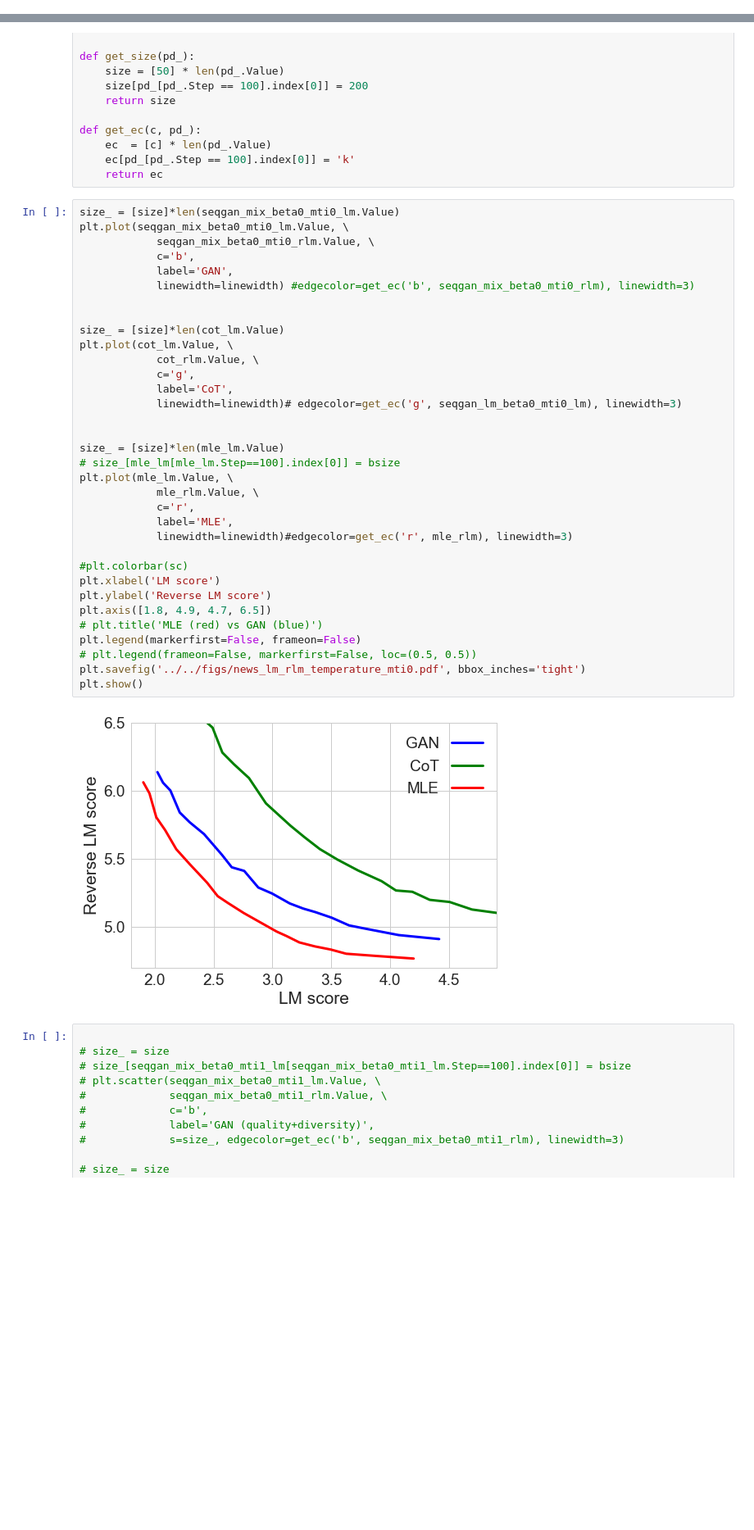
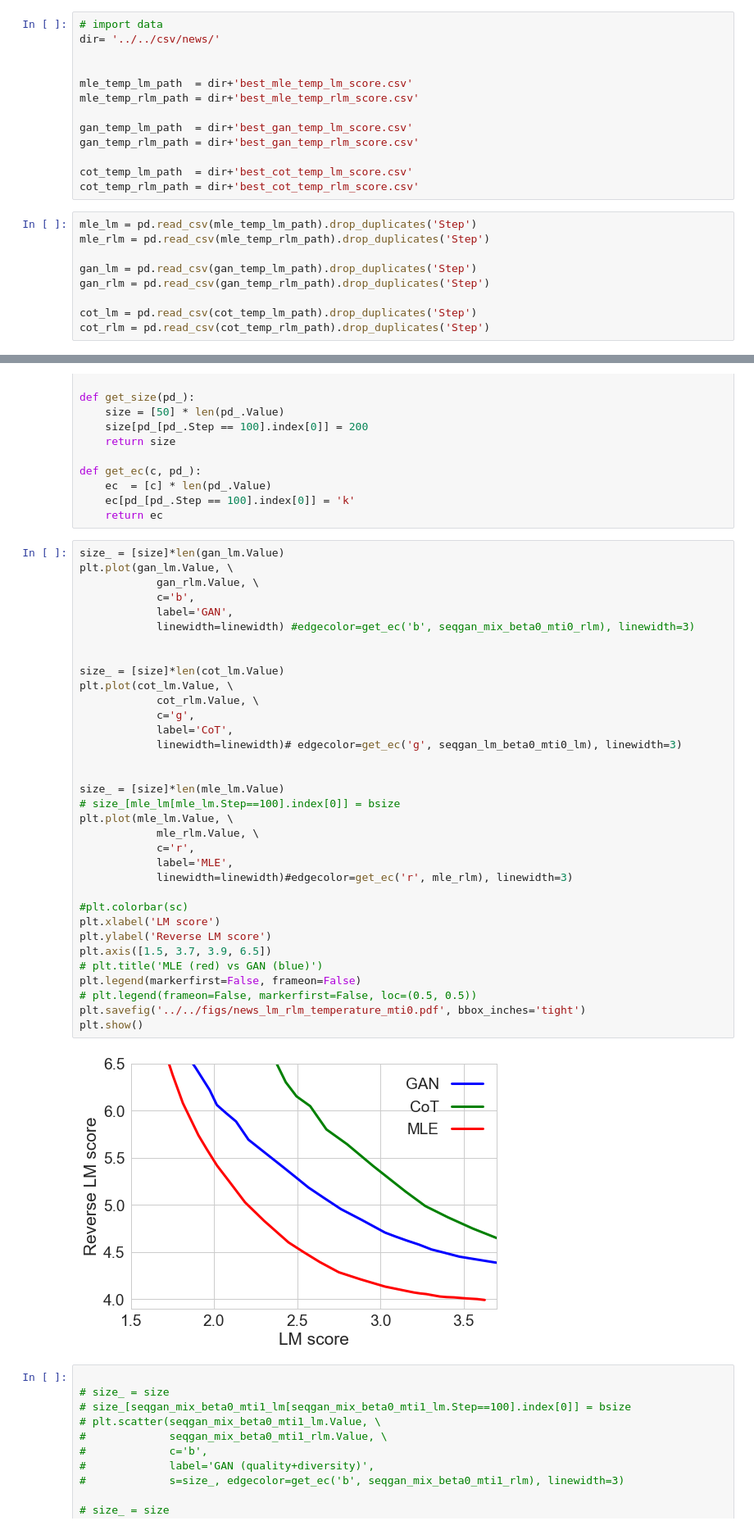
Before and after one commit to pclucas14/GansFallingShort, a Jupyter notebook: real_data_experiments/notebooks/lm-rlm_plot.ipynb, the cells around one changed output, grey strips where cells are left out. Shown at 82% size. Drawn from its saved outputs; the diff is of its cells as text; blank space fills up the shorter version.

```diff
--- a/real_data_experiments/notebooks/lm-rlm_plot.ipynb
+++ b/real_data_experiments/notebooks/lm-rlm_plot.ipynb
@@ -55,3 +10,25 @@ gan_lm_beta1_mti0_rlm = pd.read_csv(gan_lm_beta1_mti0_rlm_path).drop_duplicates(
+# %%
+# import data
+dir= '../../csv/news/'
+
+
+mle_temp_lm_path  = dir+'best_mle_temp_lm_score.csv'
+mle_temp_rlm_path = dir+'best_mle_temp_rlm_score.csv'
+
+gan_temp_lm_path  = dir+'best_gan_temp_lm_score.csv'
+gan_temp_rlm_path = dir+'best_gan_temp_rlm_score.csv'
+
+cot_temp_lm_path  = dir+'best_cot_temp_lm_score.csv'
+cot_temp_rlm_path = dir+'best_cot_temp_rlm_score.csv'
+# %%
+mle_lm = pd.read_csv(mle_temp_lm_path).drop_duplicates('Step')
+mle_rlm = pd.read_csv(mle_temp_rlm_path).drop_duplicates('Step')
+
+gan_lm = pd.read_csv(gan_temp_lm_path).drop_duplicates('Step')
+gan_rlm = pd.read_csv(gan_temp_rlm_path).drop_duplicates('Step')
+
+cot_lm = pd.read_csv(cot_temp_lm_path).drop_duplicates('Step')
+cot_rlm = pd.read_csv(cot_temp_rlm_path).drop_duplicates('Step')
 # %% [markdown]
 ### show graphs
 # %%
@@ -70,41 +47,41 @@ def get_ec(c, pd_):
     ec[pd_[pd_.Step == 100].index[0]] = 'k'
     return ec
 # %%
-size_ = [size]*len(seqgan_mix_beta0_mti0_lm.Value)
-plt.plot(seqgan_mix_beta0_mti0_lm.Value, \
-            seqgan_mix_beta0_mti0_rlm.Value, \
+size_ = [size]*len(gan_lm.Value)
+plt.plot(gan_lm.Value, \
+            gan_rlm.Value, \
             c='b',
             label='GAN',
             linewidth=linewidth) #edgecolor=get_ec('b', seqgan_mix_beta0_mti0_rlm), linewidth=3)
 
 
 size_ = [size]*len(cot_lm.Value)
 plt.plot(cot_lm.Value, \
             cot_rlm.Value, \
             c='g',
             label='CoT',
             linewidth=linewidth)# edgecolor=get_ec('g', seqgan_lm_beta0_mti0_lm), linewidth=3)
 
 
 size_ = [size]*len(mle_lm.Value)
 # size_[mle_lm[mle_lm.Step==100].index[0]] = bsize
 plt.plot(mle_lm.Value, \
             mle_rlm.Value, \
             c='r',
             label='MLE',
             linewidth=linewidth)#edgecolor=get_ec('r', mle_rlm), linewidth=3)
 
 #plt.colorbar(sc)
 plt.xlabel('LM score')
 plt.ylabel('Reverse LM score')
-plt.axis([1.8, 4.9, 4.7, 6.5])
+plt.axis([1.5, 3.7, 3.9, 6.5])
 # plt.title('MLE (red) vs GAN (blue)')
 plt.legend(markerfirst=False, frameon=False)
 # plt.legend(frameon=False, markerfirst=False, loc=(0.5, 0.5))
 plt.savefig('../../figs/news_lm_rlm_temperature_mti0.pdf', bbox_inches='tight')
 plt.show()
 # %% [output]
-[figure, old version]
+[figure, new version]
 # %%
 
 # size_ = size
```
Also changed, not shown: parts of 6 cells of this notebook, 6 other files.
